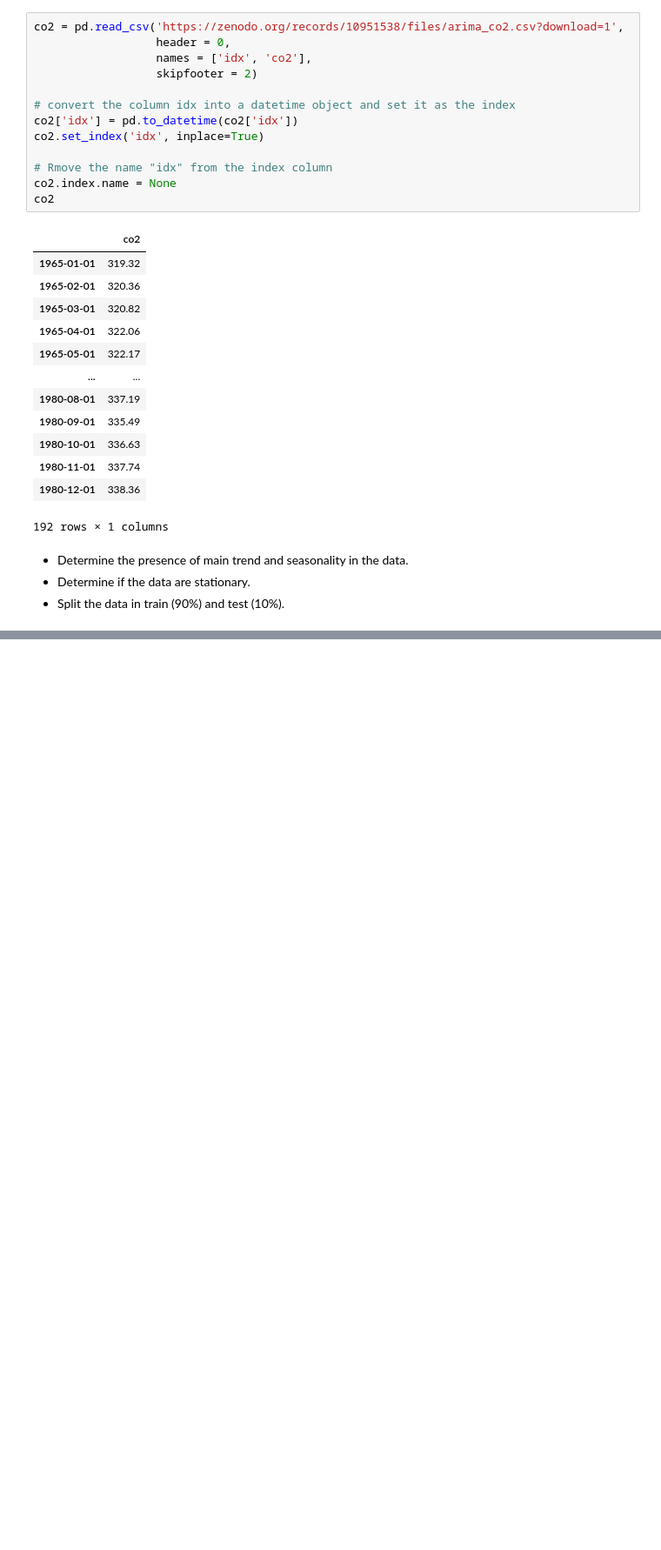
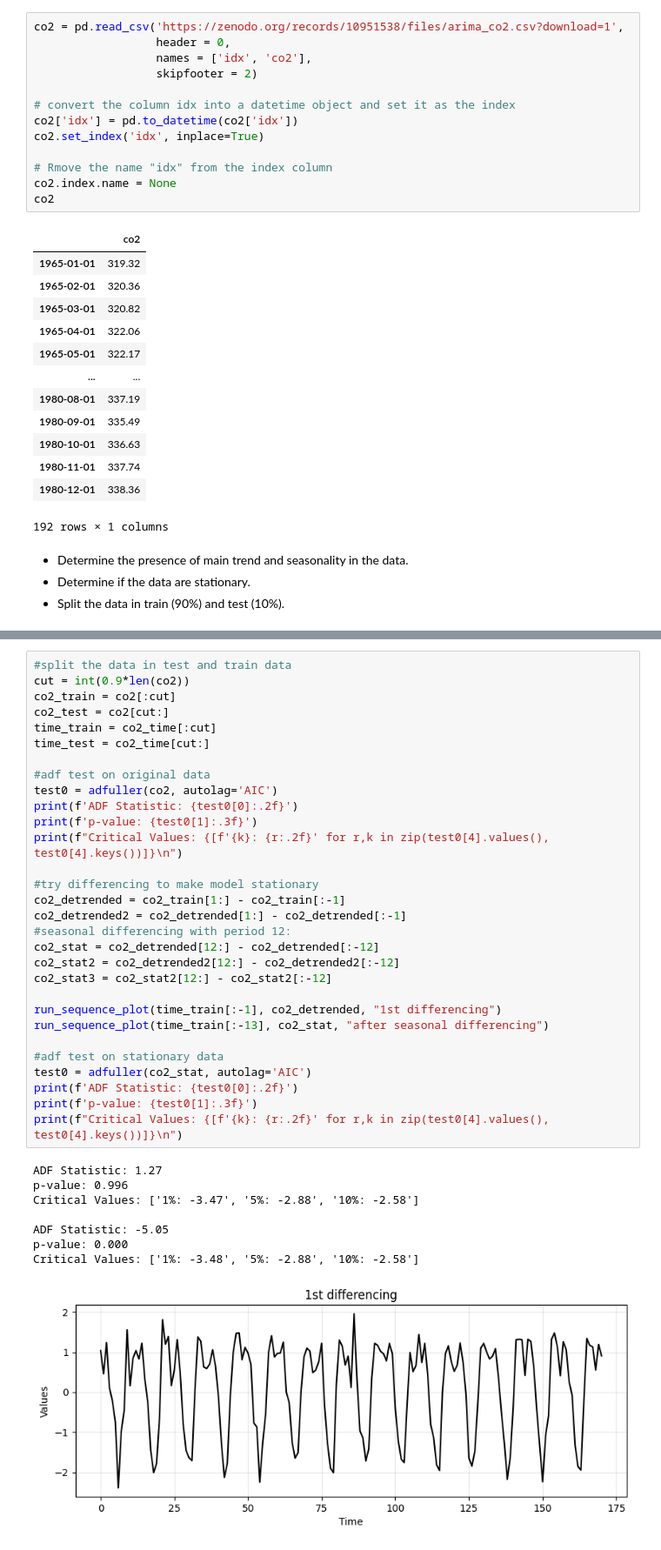
Before and after one commit to Selkief/python-time-series-handbook, a Jupyter notebook: exercises5-8.ipynb, the cells around one changed output, grey strips where cells are left out. Shown at 87% size. Saved outputs shown, nothing was run; the diff lists cells and outputs as text; blank space fills up the shorter version.

```diff
--- a/exercises5-8.ipynb
+++ b/exercises5-8.ipynb
@@ -52,0 +92,39 @@ ValueError: Unable to coerce to Series, length must be 1: given 192
+# %%
+#split the data in test and train data
+cut = int(0.9*len(co2))
+co2_train = co2[:cut]
+co2_test = co2[cut:]
+time_train = co2_time[:cut]
+time_test = co2_time[cut:]
+
+#adf test on original data
+test0 = adfuller(co2, autolag='AIC')
+print(f'ADF Statistic: {test0[0]:.2f}')
+print(f'p-value: {test0[1]:.3f}')
+print(f"Critical Values: {[f'{k}: {r:.2f}' for r,k in zip(test0[4].values(), test0[4].keys())]}\n")
+
+#try differencing to make model stationary
+co2_detrended = co2_train[1:] - co2_train[:-1]
+co2_detrended2 = co2_detrended[1:] - co2_detrended[:-1]
+#seasonal differencing with period 12:
+co2_stat = co2_detrended[12:] - co2_detrended[:-12]
+co2_stat2 = co2_detrended2[12:] - co2_detrended2[:-12]
+co2_stat3 = co2_stat2[12:] - co2_stat2[:-12]
+
+run_sequence_plot(time_train[:-1], co2_detrended, "1st differencing")
+run_sequence_plot(time_train[:-13], co2_stat, "after seasonal differencing")
+
+#adf test on stationary data
+test0 = adfuller(co2_stat, autolag='AIC')
+print(f'ADF Statistic: {test0[0]:.2f}')
+print(f'p-value: {test0[1]:.3f}')
+print(f"Critical Values: {[f'{k}: {r:.2f}' for r,k in zip(test0[4].values(), test0[4].keys())]}\n")
+# %% [output]
+ADF Statistic: 1.27
+p-value: 0.996
+Critical Values: ['1%: -3.47', '5%: -2.88', '10%: -2.58']
+
+ADF Statistic: -5.05
+p-value: 0.000
+Critical Values: ['1%: -3.48', '5%: -2.88', '10%: -2.58']
+[figure, added]
```
Also changed, not shown: parts of 27 cells of this notebook, 1 other file.
